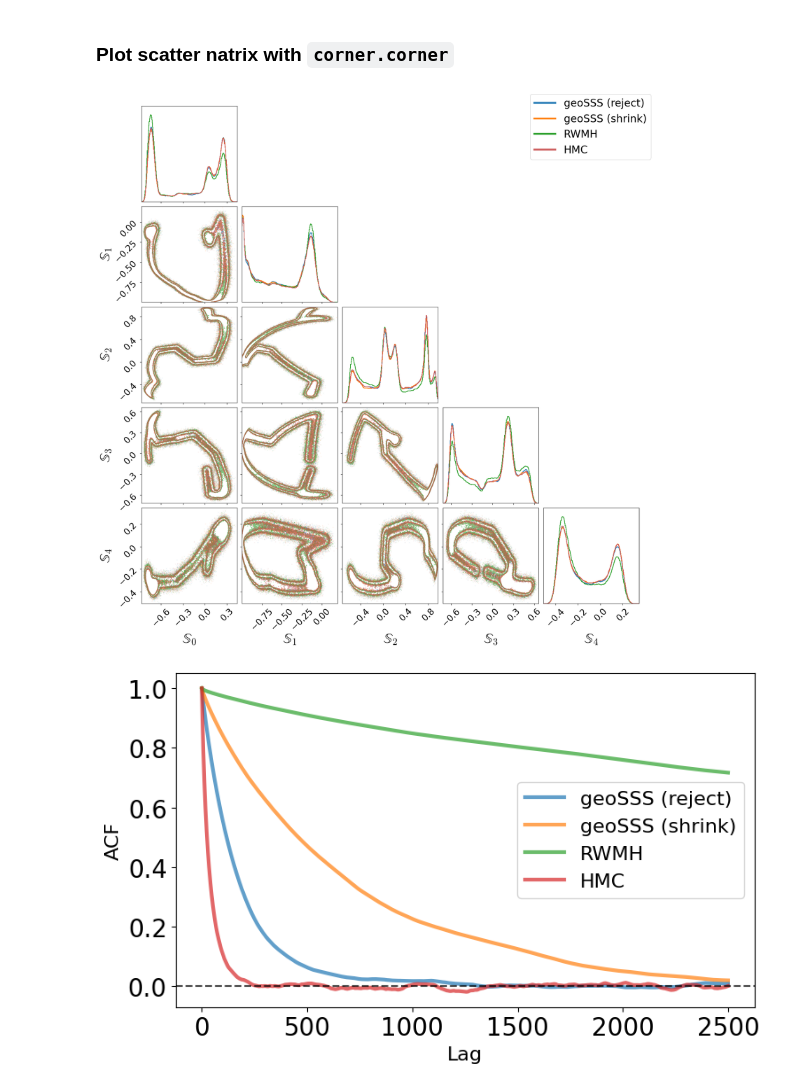
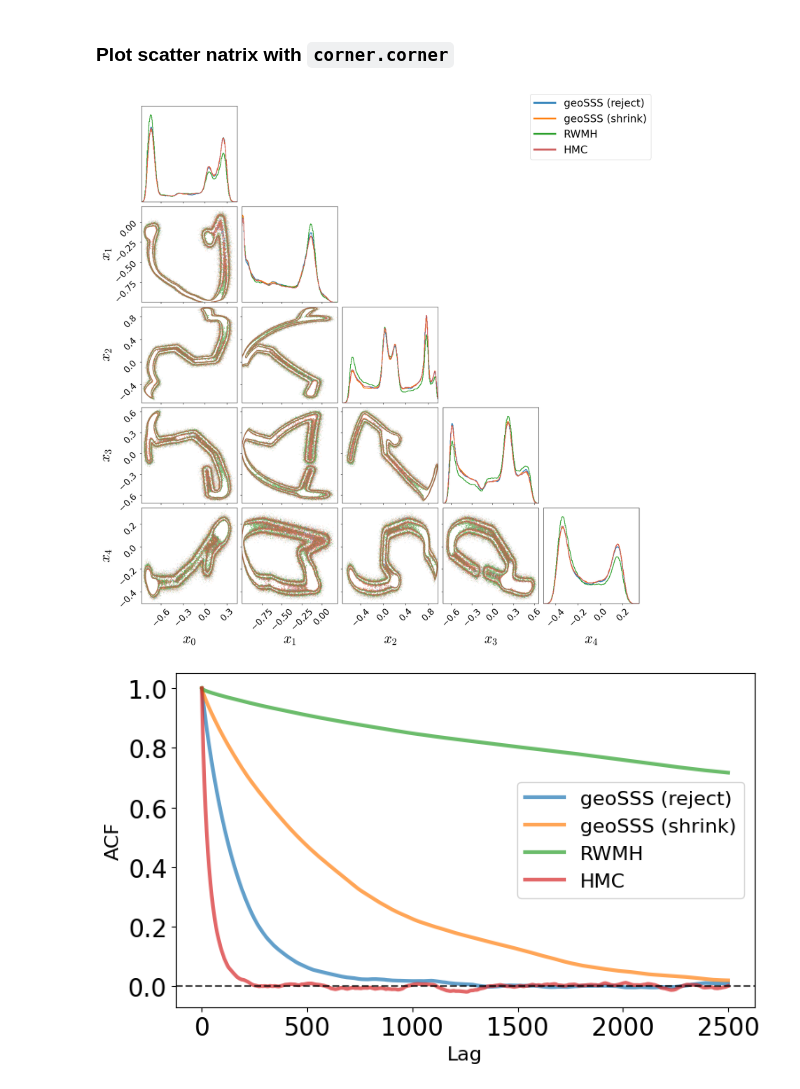
Before and after one commit to microscopic-image-analysis/geosss, a Jupyter notebook: scripts/visualize_Ndcurve.ipynb, the cells around one changed output. Drawn from its saved outputs; the diff is of its cells as text; code cells hidden in the pictures.

Commit message:
changing the label for the scatterplot

```diff
--- a/scripts/visualize_Ndcurve.ipynb
+++ b/scripts/visualize_Ndcurve.ipynb
@@ -125,7 +125,7 @@ def scatter_matrix(n_dim, samples, methods, algos, loadpath, filename, savefig=F
     legend_size = 24  # Size for legend
 
     # create dir to save scatter matrices
-    labels = [rf"$\mathbb{{S}}_{{{i}}}$" for i in range(n_dim)]
+    labels = [rf"$x_{i}$" for i in range(n_dim)]
 
     # Set default font sizes for matplotlib
     plt.rcParams.update(
@@ -191,35 +191,35 @@ def scatter_matrix(n_dim, samples, methods, algos, loadpath, filename, savefig=F
         [algos[method] for method in methods],
         loc="upper right",
         fontsize=legend_size,
     )
 
     # Adjust tick label sizes for all axes
     axes = np.array(figure.axes).reshape((n_dim, n_dim))
     for ax in axes.flat:
         if ax is not None:
             ax.tick_params(labelsize=tick_size)
 
     # save corner plot
     if savefig:
         savedir = f"{loadpath}/corner_plots"
         os.makedirs(savedir, exist_ok=True)
         logging.info(f"Saving corner plot to {savedir}/{filename}.pdf")
         figure.savefig(f"{savedir}/{filename}.pdf", bbox_inches="tight", dpi=150)
 
 
 # corner plot (scatter matrix)
 scatter_matrix(
     n_dim,
     samples_all,
     methods,
     algos,
     loaddir,
     # f"curve_corner_{n_dim}d_kappa{int(kappa)}_run{run_index}",
     f"curve_corner_{n_dim}d_kappa{int(kappa)}",
-    savefig=False,
+    savefig=True,
 )
 # %% [output]
-[figure, old version]
+[figure, new version]
 # %%
 savefig_acf = False
 fs = 16
```
Also changed, not shown: 1 other file.
